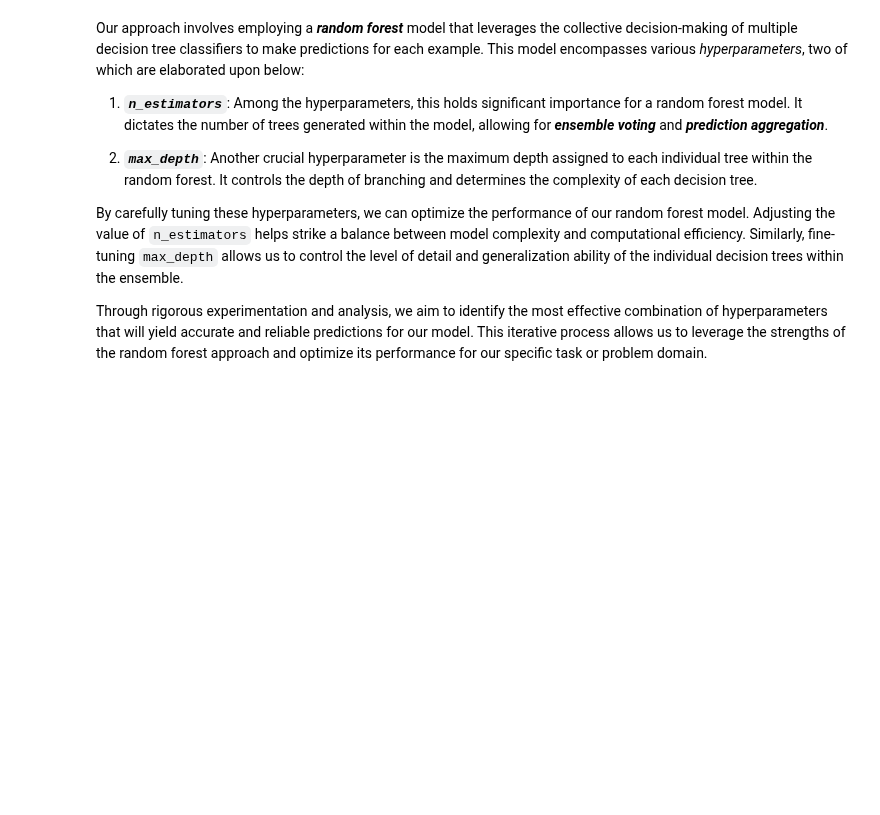
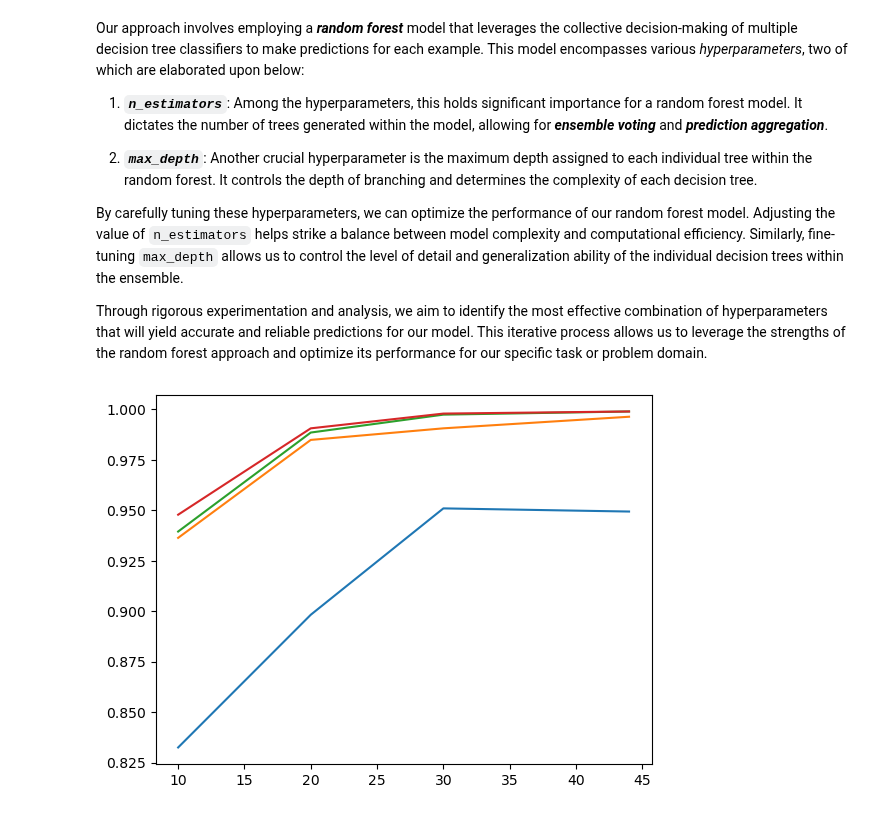
Before and after one commit to amirhosein-ziaei/Machine_Learning_Projects, a Jupyter notebook: Classify_Movie/Classifier.ipynb, the cells around one changed output. Cells and saved outputs as stored; diff of their text form; code cells hidden in the pictures; blank space fills up the shorter version.

Commit message:
plot test accuracy for different n_estimator

```diff
--- a/Classify_Movie/Classifier.ipynb
+++ b/Classify_Movie/Classifier.ipynb
@@ -415,0 +410,16 @@ for n_estimators in n_estimators_values:
+# %%
+# define variables
+X_train, X_test, y_train, y_test = sklearn.model_selection.train_test_split(preprocessed_dataframe.drop('Movie', axis=1), preprocessed_dataframe['Movie'], test_size=0.25, random_state=1)
+n_estimators_values = [1, 10, 100, 1000]
+max_depth_values = [10, 20, 30, 44]
+
+for n_estimators in n_estimators_values:
+    test_accuracy = []
+    for max_depth in max_depth_values:
+        classifier = RandomForestClassifier(n_estimators=n_estimators, max_depth=max_depth)
+        classifier.fit(X_train, y_train)
+        test_accuracy.append(sklearn.metrics.accuracy_score(y_test, classifier.predict(X_test)))
+
+    plt.plot(max_depth_values, test_accuracy)
+# %% [output]
+[figure, added]
```
Also changed, not shown: parts of 1 cell of this notebook.
